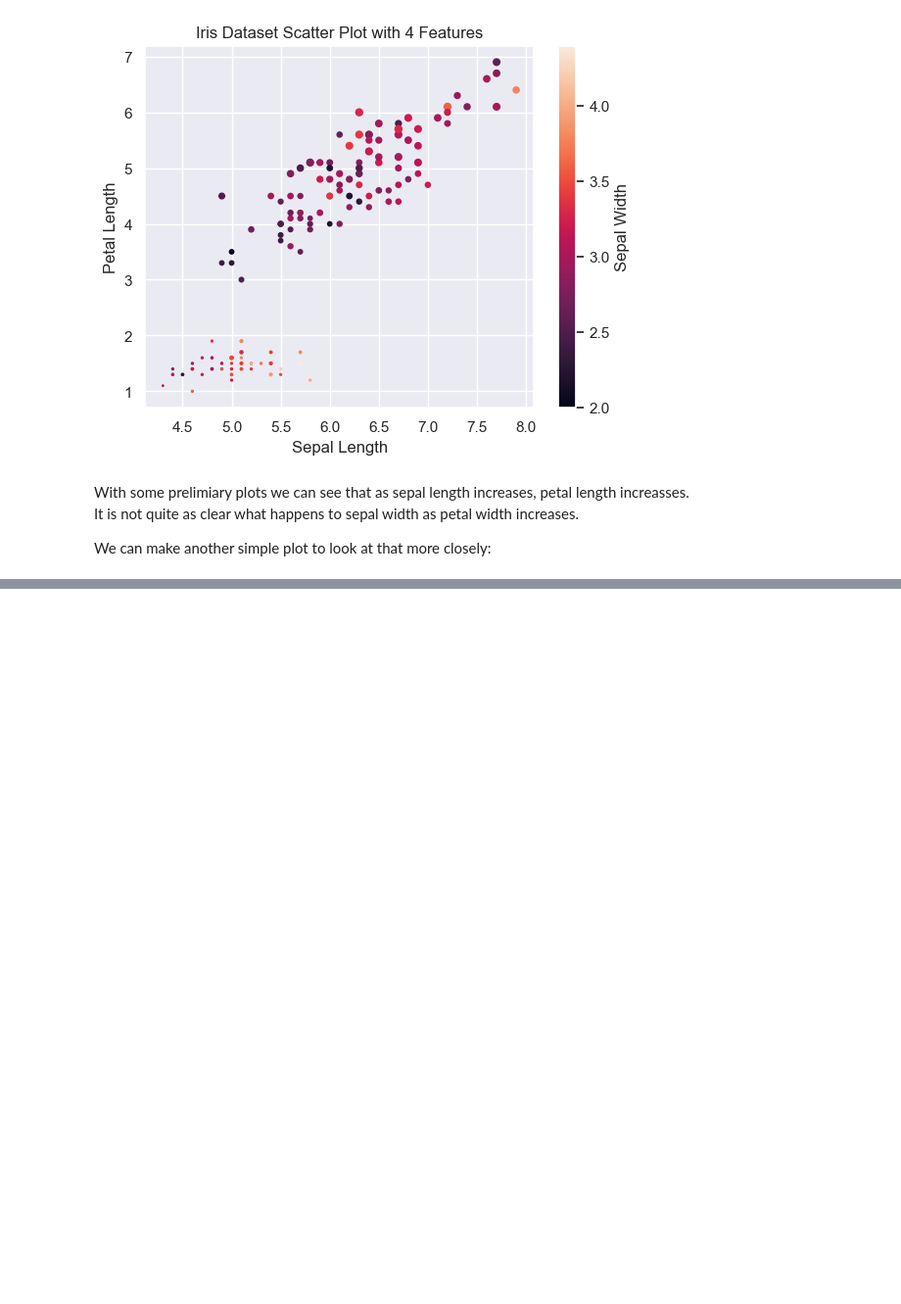
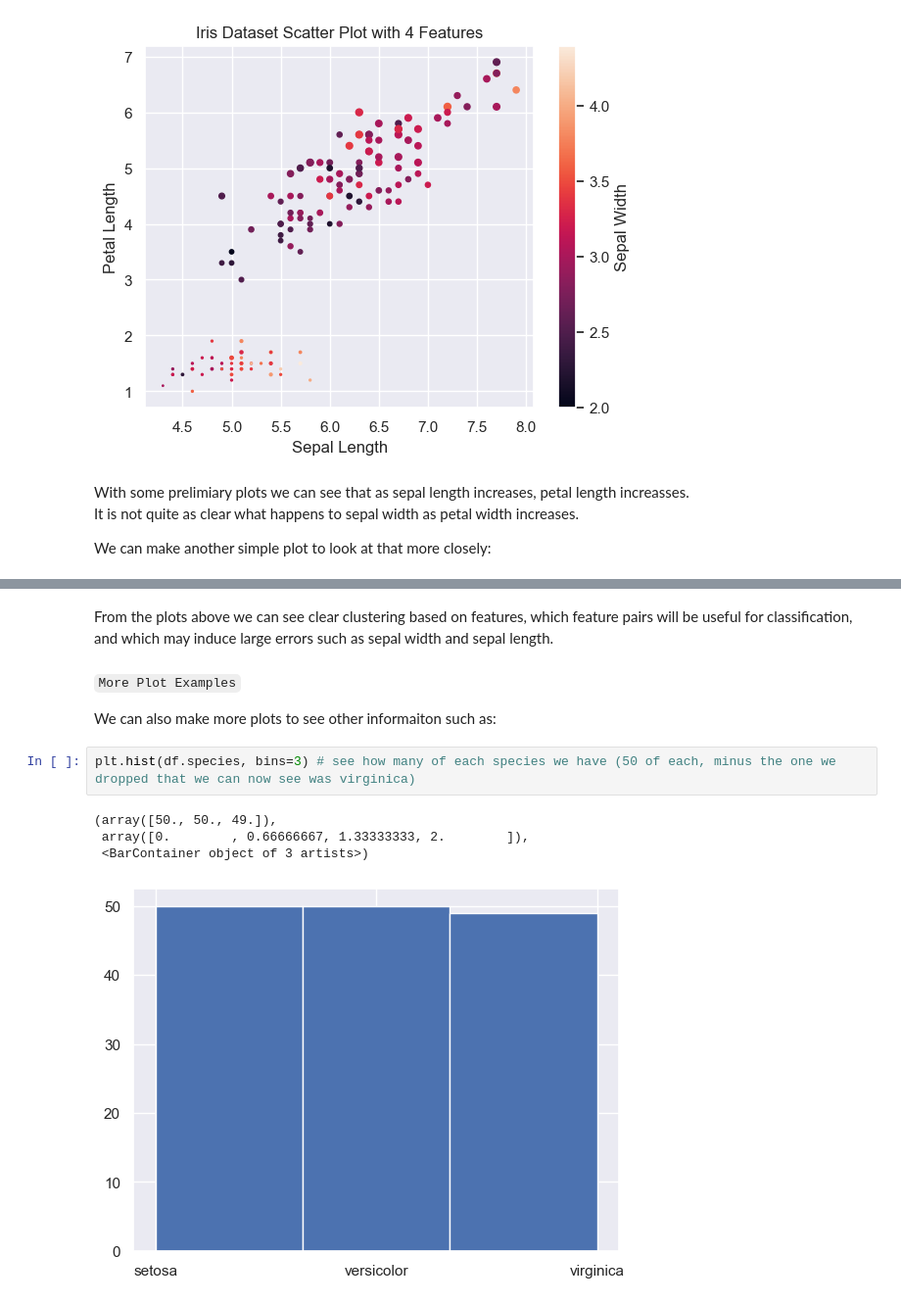
Before and after one commit to sokosaa/Machine-Learning-in-Mechanical-Engineering, a Jupyter notebook: HW1/case1/casestudy1.ipynb, the cells around one changed output, grey strips where cells are left out. Shown at 98% size. Saved outputs shown, nothing was run; the diff lists cells and outputs as text; blank space fills up the shorter version.

```diff
--- a/HW1/case1/casestudy1.ipynb
+++ b/HW1/case1/casestudy1.ipynb
@@ -173,0 +261,13 @@ array([0, 0, 0, 0, 0, 0, 0, 0, 0, 0, 0, 0, 0, 0, 0, 0, 0, 0, 0, 0, 0, 0,
+# %% [markdown]
+From the plots above we can see clear clustering based on features, which feature pairs will be useful for classification, and which may induce large errors such as sepal width and sepal length.
+# %% [markdown]
+`More Plot Examples`
+
+We can also make more plots to see other informaiton such as:
+# %%
+plt.hist(df.species, bins=3) # see how many of each species we have (50 of each, minus the one we dropped that we can now see was virginica)
+# %% [output]
+(array([50., 50., 49.]),
+ array([0.        , 0.66666667, 1.33333333, 2.        ]),
+ <BarContainer object of 3 artists>)
+[figure, added]
```
Also changed, not shown: parts of 44 cells of this notebook, 2 other files.
